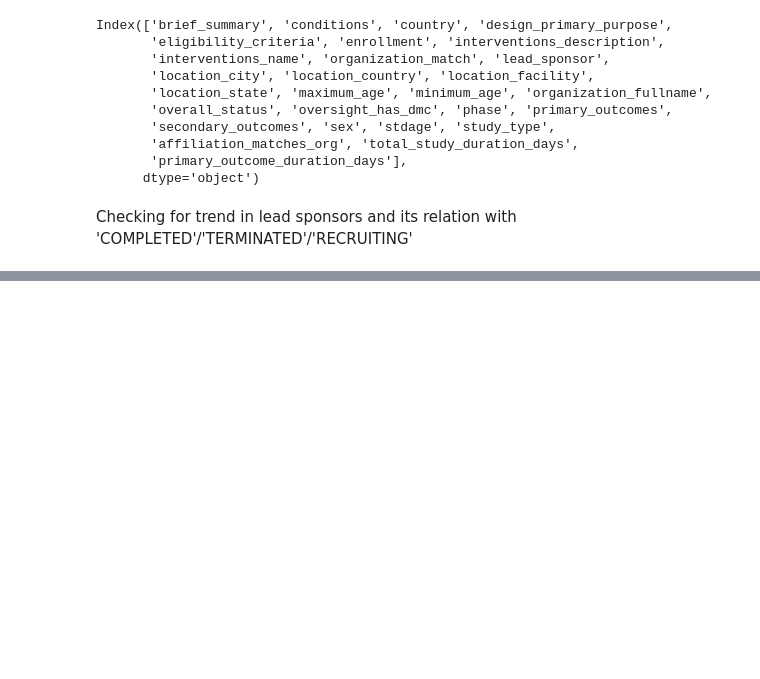
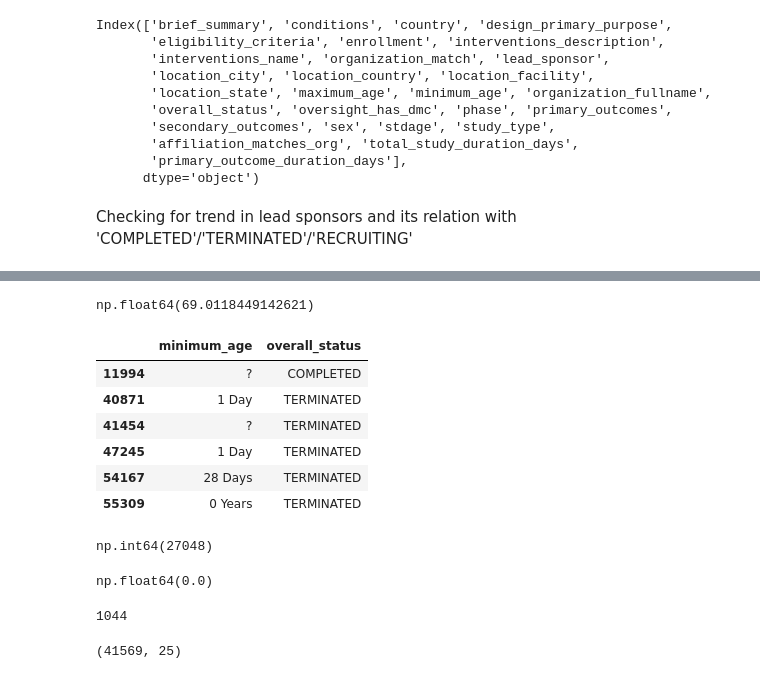
Before and after one commit to HaiderABB/clinical-trials-analysis, a Jupyter notebook: src/clinical-trials.ipynb, the cells around one changed output, grey strips where cells are left out. Drawn from its saved outputs; the diff is of its cells as text; code cells hidden in the pictures; blank space fills up the shorter version.

```diff
--- a/src/clinical-trials.ipynb
+++ b/src/clinical-trials.ipynb
@@ -1121,0 +1525,22 @@ print(recruiting_count)
+# %%
+df['maximum_age'].mean()
+# %% [output]
+np.float64(69.0118449142621)
+# %%
+# Step 1: Get the minimum value of 'maximum_age'
+min_max_age = df['maximum_age'].min()
+
+# Step 2: Filter rows where 'maximum_age' equals the min value and display overall_status
+df[df['maximum_age'] == min_max_age][['minimum_age', 'overall_status']]
+# %% [output]
+|  | minimum_age | overall_status |
+| 11994 | ? | COMPLETED |
+| 40871 | 1 Day | TERMINATED |
+| 41454 | ? | TERMINATED |
+| 47245 | 1 Day | TERMINATED |
+| 54167 | 28 Days | TERMINATED |
+| 55309 | 0 Years | TERMINATED |
+# %%
+df['maximum_age'].isna().sum()
+# %% [output]
+np.int64(27048)
@@ -1121,0 +1557,12 @@ print(recruiting_count)
+# %%
+df['minimum_age'].min()
+# %% [output]
+np.float64(0.0)
+# %%
+df[df['minimum_age'].isna() & df['maximum_age'].isna()].shape[0]
+# %% [output]
+1044
+# %%
+df.shape
+# %% [output]
+(41569, 25)
```
Also changed, not shown: parts of 54 cells of this notebook.
